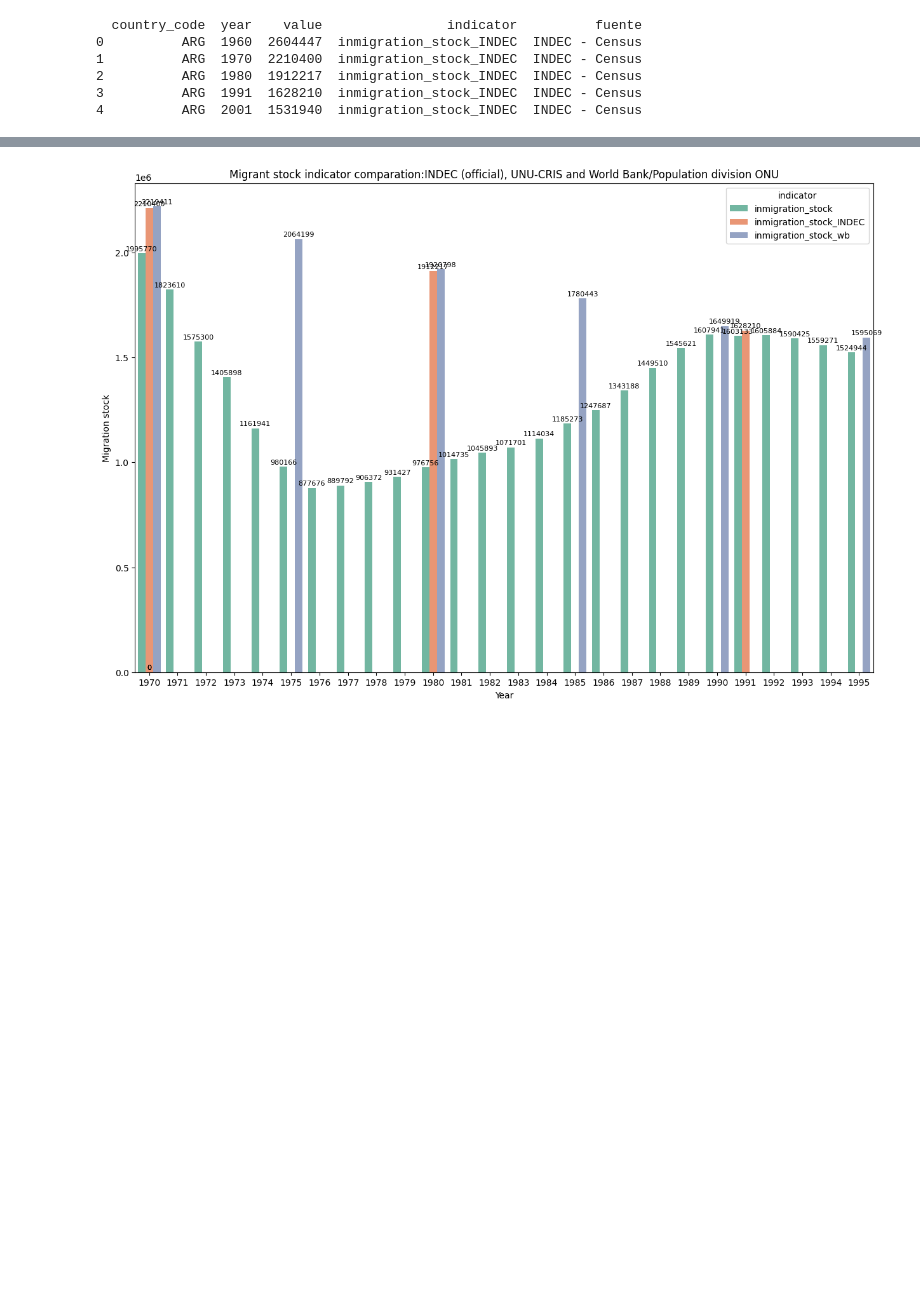
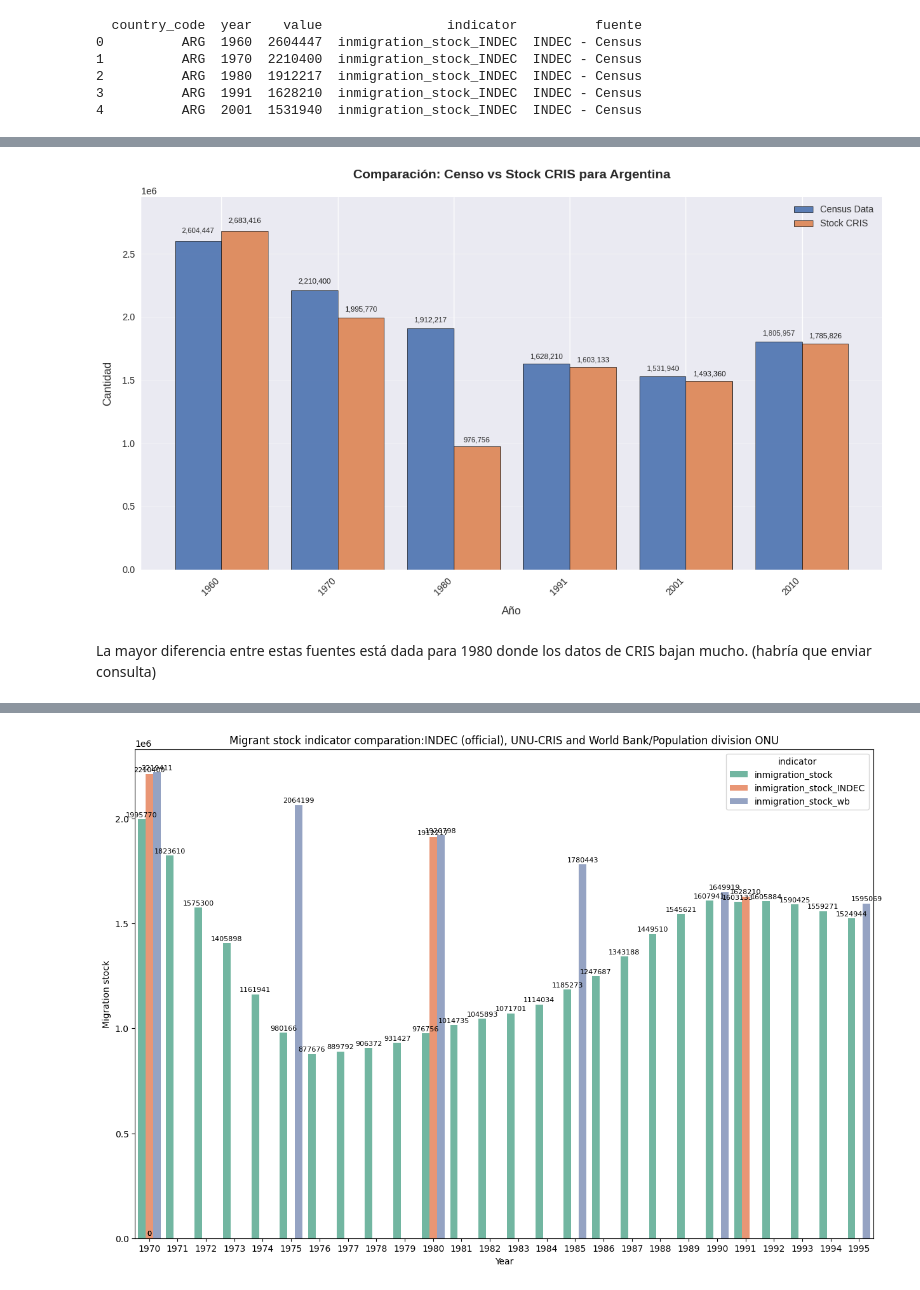
Before and after one commit to natdebandi/migmobs_exploratory, a Jupyter notebook: 1_migration_data.ipynb, the cells around one changed output, grey strips where cells are left out. Saved outputs shown, nothing was run; the diff lists cells and outputs as text; code cells hidden in the pictures; blank space fills up the shorter version.

```diff
--- a/1_migration_data.ipynb
+++ b/1_migration_data.ipynb
@@ -328,10 +127,10 @@ Data correction from offical data from CENSUS ARGENTINA
 https://www.scielo.org.mx/scielo.php?script=sci_arttext&pid=S1405-74252016000300201
 # %%
 # Replace 'your_file_path' with the actual path to your CSV file in Google Drive
-file_path = '/content/drive/MyDrive/3. Proyectos/MIGMOBS_nat/3_data_repository/data_correction_v1.csv'
+file_path = '/content/drive/MyDrive/3. Proyectos/MIGMOBS_nat/3_data_repository/census_data_ARG.csv'
 
-df_correction = pd.read_csv(file_path)
-print(df_correction.head())
+df_census = pd.read_csv(file_path)
+print(df_census.head())
 # %% [output]
   country_code  year    value                indicator          fuente
 0          ARG  1960  2604447  inmigration_stock_INDEC  INDEC - Census
@@ -352,6 +140,0 @@ db_indicators = pd.concat([db_indicators, df_correction], axis=0)
-# %%
-years_to_filter = [1960, 1970, 1980, 1991, 2001, 2010]
-filtered_df = db_indicators[(db_indicators['indicator'] == 'inmigration_stock_INDEC') & (db_indicators['year'].isin(years_to_filter))& (db_indicators['country_code']=='ARG')]
-
-# Print the filtered DataFrame
-filtered_df
@@ -367,0 +141,8 @@ The CENSUS and CRIS data are very different between 1970 and 1990, i.e. during t
+# %%
+census_data_migration = df_census[df_census['indicator'] == 'inmigration_stock_INDEC']
+# %%
+combined_df = pd.merge(census_data_migration, filtered_df, on='year', how='inner')
+combined_df = combined_df.rename(columns={'value': 'census_data', 'stock': 'stock_CRIS'})
+combined_df = combined_df[['country_code', 'year', 'census_data', 'stock_CRIS']]
+
+combined_df
@@ -368 +157,60 @@ The CENSUS and CRIS data are very different between 1970 and 1990, i.e. during t
+# %%
+
+plt.figure(figsize=(12, 7))
+
+# Configuración de estilo
+plt.style.use('seaborn-v0_8')  # Usar un estilo más moderno
+bar_width = 0.4
+opacity = 0.9
+
+# Colores accesibles y atractivos
+color_census = '#4C72B0'  # Azul
+color_stock = '#DD8452'    # Naranja
+
+# Crear las barras
+index = np.arange(len(combined_df['year']))
+bars1 = plt.bar(index - bar_width/2, combined_df['census_data'], bar_width,
+                alpha=opacity, color=color_census, label='Census Data',
+                edgecolor='black', linewidth=0.5)
+bars2 = plt.bar(index + bar_width/2, combined_df['stock_CRIS'], bar_width,
+                alpha=opacity, color=color_stock, label='Stock CRIS',
+                edgecolor='black', linewidth=0.5)
+
+# Mejorar etiquetas y título
+plt.xlabel('Año', fontsize=12, labelpad=10)
+plt.ylabel('Cantidad', fontsize=12, labelpad=10)
+plt.title('Comparación: Censo vs Stock CRIS para Argentina',
+          fontsize=14, pad=20, fontweight='bold')
+
+# Formatear ejes
+plt.xticks(index, combined_df['year'], rotation=45 if len(index) > 5 else 0,
+           ha='right' if len(index) > 5 else 'center', fontsize=10)
+plt.yticks(fontsize=10)
+
+# Añadir grid solo en el eje Y para mejor legibilidad
+plt.grid(axis='y', alpha=0.3)
+
+# Añadir leyenda en mejor posición
+plt.legend(fontsize=10, framealpha=1)
+
+# Añadir valores encima de las barras si el espacio lo permite
+def add_labels(bars):
+    for bar in bars:
+        height = bar.get_height()
+        plt.text(bar.get_x() + bar.get_width()/2., height*1.02,
+                f'{height:,.0f}',
+                ha='center', va='bottom', fontsize=8)
+
+add_labels(bars1)
+add_labels(bars2)
+
+# Ajustar márgenes
+plt.margins(y=0.1)
+plt.tight_layout()
+
+plt.show()
+# %% [output]
+[figure, added]
+# %% [markdown]
+La mayor diferencia entre estas fuentes está dada para 1980 donde los datos de CRIS bajan mucho. (habría que enviar consulta)
 # %% [markdown]
```
Also changed, not shown: parts of 56 cells of this notebook.
